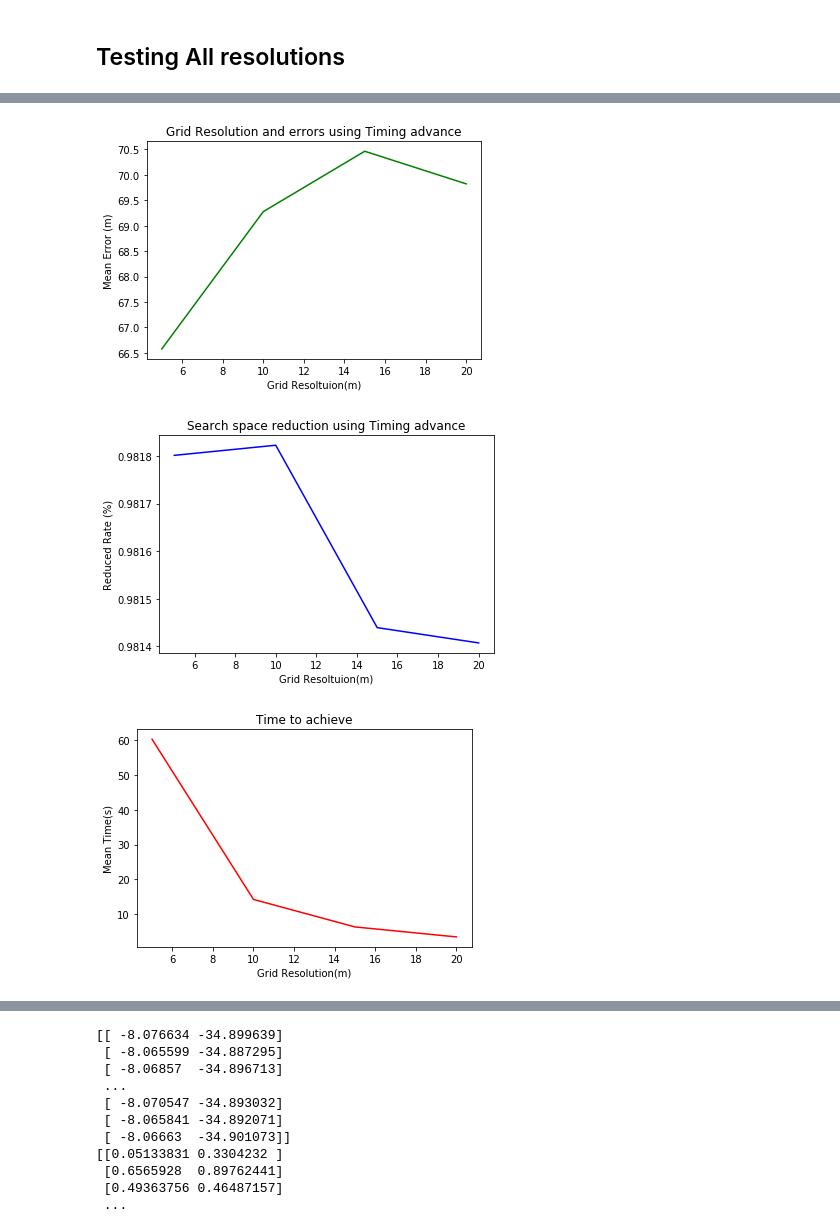
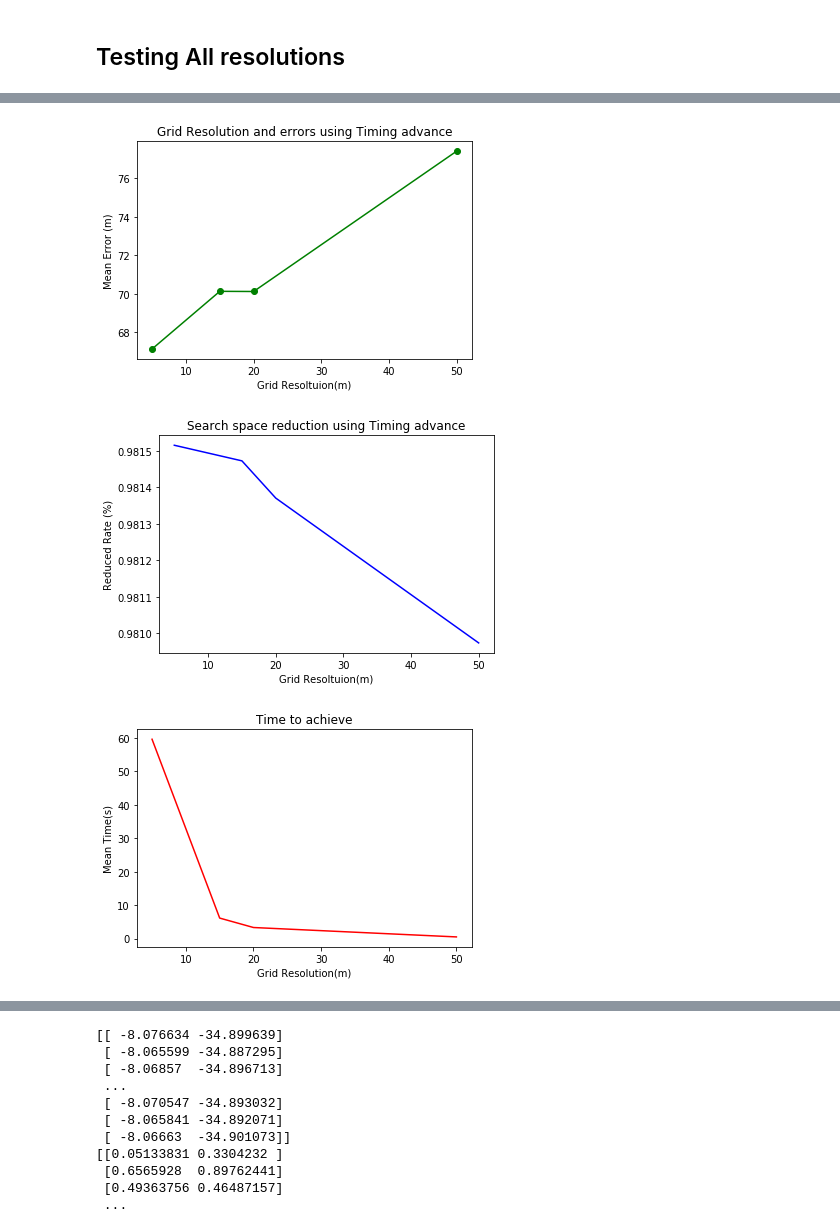
Before and after one commit to thiagoald/projeto_es290, a Jupyter notebook: Localization.ipynb, the cells around one changed output, grey strips where cells are left out. Saved outputs shown, nothing was run; the diff lists cells and outputs as text; code cells hidden in the pictures.

Commit message:
add k fold to test, add dashes to graph and save graph

```diff
--- a/Localization.ipynb
+++ b/Localization.ipynb
@@ -389,16 +445,37 @@ Std. Deviation (in meters):59.27710055874579
 
 #---Grid resolutions to test
 #tests = [10, 20, 50, 100, 200,300,400, 500, 600, 1000]
-tests = [5, 10, 15, 20]
+tests = [5, 15, 20, 50]
 #tests = [10, 20, 50, 100, 200, 500]
 
 tests_errors = []
 tests_reduced = []
 tests_time = []
 
+num_k_folds = 10
+
 #positions, df_points_all = read_data('resources/data/LocTreino_Equipe_2.csv')
 positions, df_points_all = read_data('resources/data/data2.csv')
+
 bts_positions, df_btss = read_data('resources/data/dados_BTSs.csv')
+
+
+
+#------------------------------------Sets to K FOLD-------------------------------------------------
+
+
+shuffled_df = shuffle(df_points_all)
+
+
+size_fold = int(len(shuffled_df) / 10)
+print(size_fold)
+
+folds = []
+last = 0
+
+while last < len(shuffled_df):
+    folds.append(shuffled_df[last: last + size_fold])
+    last = last + size_fold
 
 for res in tests:
 
@@ -407,24 +484,40 @@ for res in tests:
     set_lengths = []
     times = []
 
+
+    #---------------------------------------------------------------------------------------------------
     print("SQUARE GRID GENERATOR")
     print("\tResolution: {} m".format(RESOLUTION))
 
-    #------------------------Testing N times to get estatical average-----------------------------------
-    for i in range(0, 5):
-        #-------------------------------Loading data------------------------------------------
+    #------------------------Testing N times to get estatical average------------------------------------
+    for i in range(0, num_k_folds):
+        #-------------------------------Separate Data------------------------------------------
+
+        #train_list = pd.DataFrame()
+        #test_list = pd.DataFrame()
 
         df_points_test = pd.DataFrame()
+        df_points = pd.DataFrame()
 
-        all_indices = set(range(len(df_points_all)))
+        for j in range(0, num_k_folds):
+            if j == i: #this fold is a test fold
+                df_points_test = folds[j]
+            else:
+                df_points = df_points.append(folds[j])
 
-        indices_test = sample(list(all_indices), int(len(df_points_all)/10))
 
-        indices_train = list(all_indices.difference(indices_test))
+        #df_points_test = pd.DataFrame()
 
-        df_points = df_points_all.iloc[indices_train, :]
+        #all_indices = set(range(len(df_points_all)))
 
-        df_points_test = df_points_all.iloc[indices_test, :]
+        #indices_test = sample(list(all_indices), int(len(df_points_all)/10))
+
+        #indices_train = list(all_indices.difference(indices_test))
+
+        #df_points = df_points_all.iloc[indices_train, :]
+
+        #df_points_test = df_points_all.iloc[indices_test, :]
+
 
         #-------------------------Train Regressores-------------------------------------------
 
@@ -561,23 +654,29 @@ for res in tests:
 
 #-----------------------------Plot Data-------------------------------------------------------------------
 
-plt.plot(tests, tests_errors, color='g')
+
+fig = plt.figure()
+plt_res = plt.subplot(111)
+plt_res.plot(tests, tests_errors, color='g',marker ='o')
 plt.xlabel('Grid Resoltuion(m)')
 plt.ylabel('Mean Error (m)')
 plt.title('Grid Resolution and errors using Timing advance')
-#plt.axis([0, 50,0, 150])
 plt.show()
+fig.savefig('resources/results/grid_resolution_error.png')
 
-
-plt.plot(tests,tests_reduced, color='b')
+plt_space = plt.subplot(111)
+plt_space.plot(tests,tests_reduced, color='b')
 plt.xlabel('Grid Resoltuion(m)')
 plt.ylabel('Reduced Rate (%)')
 plt.title('Search space reduction using Timing advance')
 plt.show()
+fig.savefig('resources/results/searc_space_reduction.png')
 
-plt.plot(tests, tests_time, color='r')
+plt_time = plt.subplot(111)
+plt_time.plot(tests, tests_time, color='r')
 plt.xlabel('Grid Resolution(m)')
 plt.ylabel('Mean Time(s)')
 plt.title('Time to achieve')
 plt.show()
+fig.savefig('resources/results/time_reduction.png')
 # %% [output]
@@ -601,6 +700,6 @@ Redução do espaço de busca para a resolução  20 : 0.9814072351545081
-[figure, old version]
+[figure, new version]
-[figure, old version]
+[figure, new version]
-[figure, old version]
+[figure, new version]
 # %%
 year = [1960, 1970, 1980, 1990, 2000, 2010]
 pop_pakistan = [44.91, 58.09, 78.07, 107.7, 138.5, 170.6]
```
Also changed, not shown: parts of 6 cells of this notebook.
